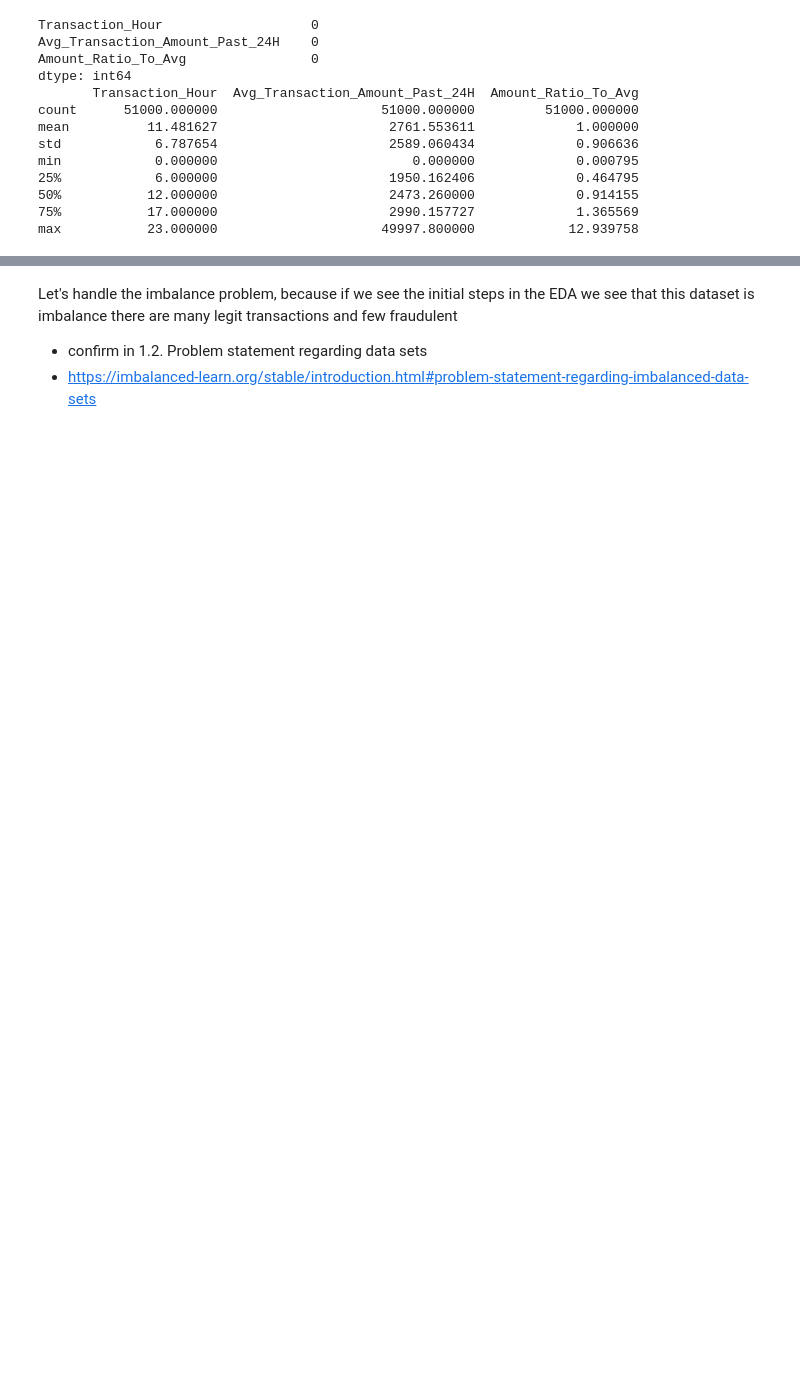
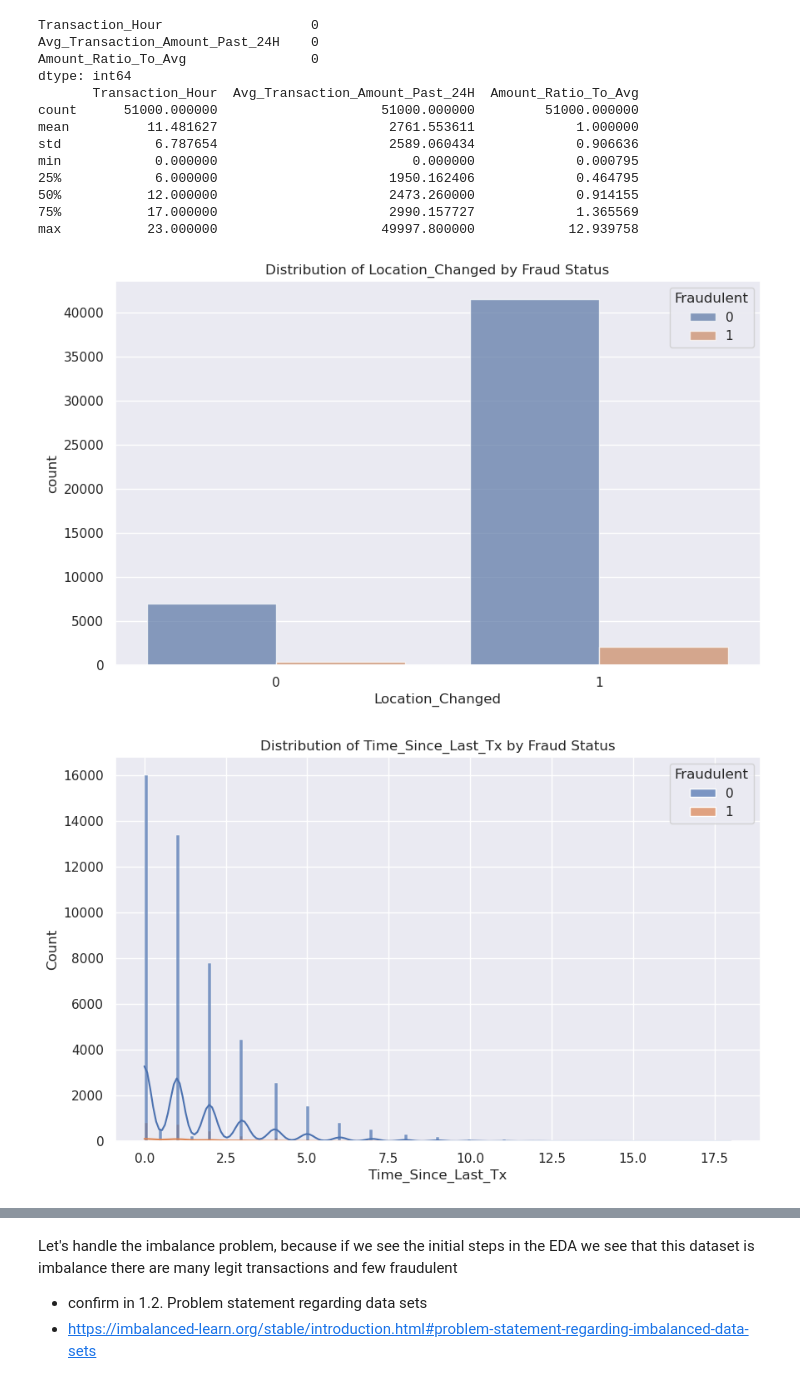
Before and after one commit to CristianAsprilla/data-science-projects, a Jupyter notebook: fraud-detection/notebooks/EDA.ipynb, the cells around one changed output, grey strips where cells are left out. Saved outputs shown, nothing was run; the diff lists cells and outputs as text; code cells hidden in the pictures; blank space fills up the shorter version.

```diff
--- a/fraud-detection/notebooks/EDA.ipynb
+++ b/fraud-detection/notebooks/EDA.ipynb
@@ -77,4 +0,0 @@ dtype: int64
-# %%
-# columns with at least one missing value
-cols_with_missing = df.columns[df.isnull().any()].tolist()
-print(cols_with_missing)
@@ -140,14 +0,0 @@ df.columns.values.tolist()
-# %%
-# Numerical columns: impute with user's median
-for col in ['Transaction_Amount', 'Time_of_Transaction']:
-    if col in cols_with_missing:
-        df[col] = df.groupby('User_ID')[col].transform(
-            lambda x: x.fillna(x.median())
-        )
-
-# Categorical columns: impute with user's mode
-for col in ['Device_Used', 'Location', 'Payment_Method']:
-    if col in cols_with_missing:
-        df[col] = df.groupby('User_ID')[col].transform(
-            lambda x: x.fillna(x.mode()[0] if not x.mode().empty else 'Unknown')
-        )
@@ -244,7 +466,7 @@ df['Is_New_Account'] = (df['Account_Age'] < 30).astype(int)
 # Combine Is_New_Account and Is_Mobile
 df['New_Account_And_Tablet'] = (df['Is_New_Account'] & df['Is_Mobile']).astype(int)
 # %%
-df['Transaction_Hour'] = df['Time_of_Transaction'].apply(lambda x: int(x % 24))
+df['Transaction_Hour'] = df['Time_of_Transaction'].apply(lambda x: int(x % 24) if not pd.isna(x) else 0)
 # %%
 # Avg_Transaction_Amount_Past_24H (User Behavior Feature)
 df['Avg_Transaction_Amount_Past_24H'] = df.groupby('User_ID')['Transaction_Amount'].transform(
@@ -296,3 +553,35 @@ min            0.000000                         0.000000             0.000795
 50%           12.000000                      2473.260000             0.914155
 75%           17.000000                      2990.157727             1.365569
 max           23.000000                     49997.800000            12.939758
+# %%
+# Additional EDA Insights for New Features
+
+# Feature Distributions by Fraud Status for newly created features
+new_features_to_plot = ['Location_Changed', 'Time_Since_Last_Tx', 'Amount_Deviation_From_Avg', 'Is_High_Amount']
+for feature in new_features_to_plot:
+    if feature in df.columns and df[feature].notna().sum() > 0:
+        plt.figure(figsize=(10, 6))
+        # Handle potential inf values
+        data_to_plot = df[feature].replace([np.inf, -np.inf], np.nan).dropna()
+        if len(data_to_plot) > 0:
+            if df[feature].dtype in ['int64', 'float64'] and df[feature].nunique() > 10:
+                # Continuous feature - use histplot
+                sns.histplot(data=df, x=feature, hue='Fraudulent', kde=True, alpha=0.7)
+            else:
+                # Categorical or discrete feature - use countplot
+                sns.countplot(data=df, x=feature, hue='Fraudulent', alpha=0.7)
+            plt.title(f'Distribution of {feature} by Fraud Status')
+            plt.show()
+
+# Correlation matrix for all features
+plt.figure(figsize=(14, 10))
+numerical_cols = df.select_dtypes(include=[np.number]).columns
+if len(numerical_cols) > 0:
+    corr_matrix = df[numerical_cols].corr()
+    sns.heatmap(corr_matrix, annot=False, cmap='coolwarm', fmt='.2f', square=True)
+    plt.title('Correlation Matrix of All Numerical Features')
+    plt.tight_layout()
+    plt.show()
+# %% [output]
+[figure, added]
+[figure, added]
```
Also changed, not shown: parts of 70 cells of this notebook, 7 other files.
